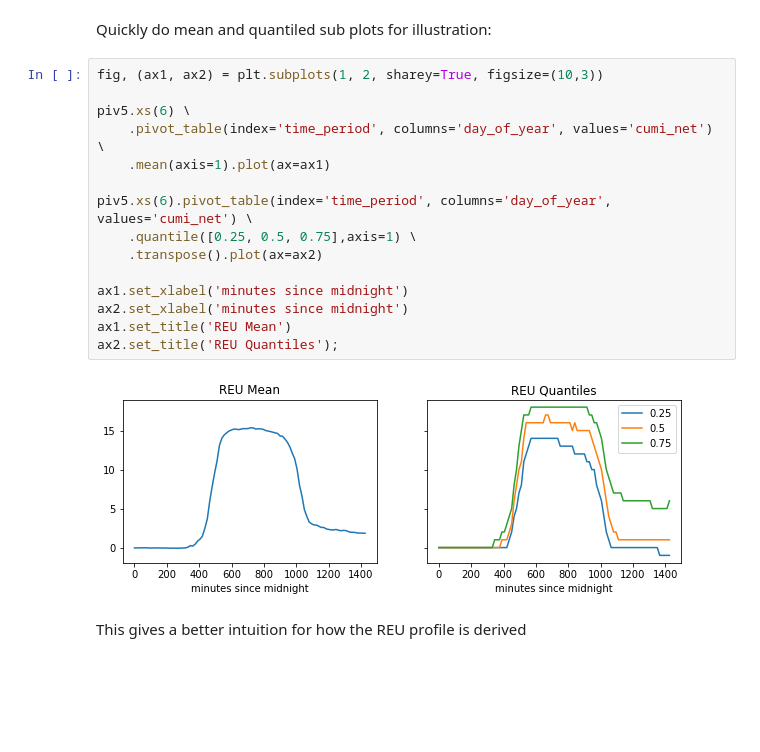
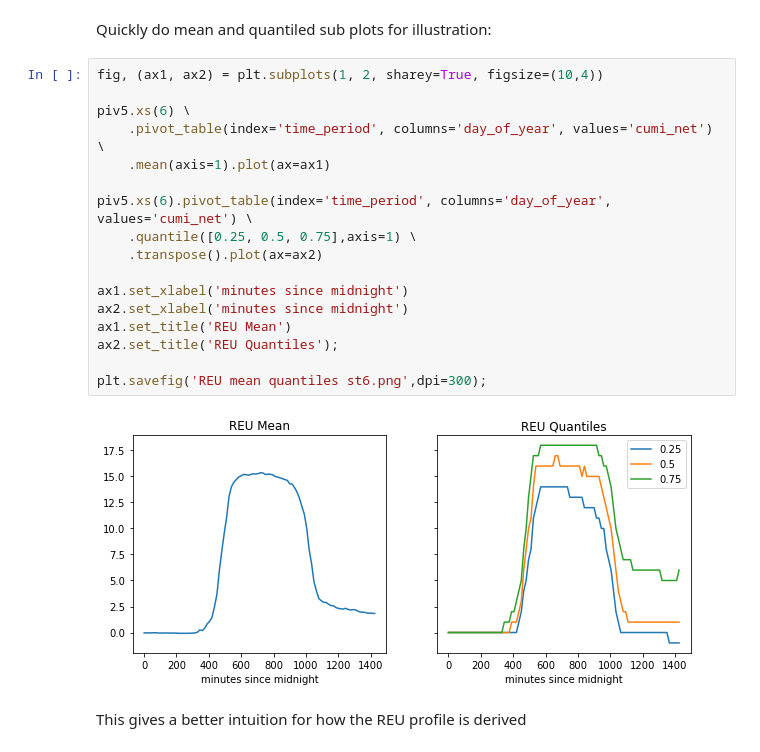
Before and after one commit to Peppers16/tfl_bike_project, a Jupyter notebook: notebooks/Demand Profiles MSP-6.ipynb, the cells around one changed output. Cells and saved outputs as stored; diff of their text form; blank space fills up the shorter version.

```diff
--- a/notebooks/Demand Profiles MSP-6.ipynb
+++ b/notebooks/Demand Profiles MSP-6.ipynb
@@ -214,22 +215,24 @@ piv5.xs(6) \
 # %% [markdown]
 Quickly do mean and quantiled sub plots for illustration:
 # %%
-fig, (ax1, ax2) = plt.subplots(1, 2, sharey=True, figsize=(10,3))
+fig, (ax1, ax2) = plt.subplots(1, 2, sharey=True, figsize=(10,4))
 
 piv5.xs(6) \
     .pivot_table(index='time_period', columns='day_of_year', values='cumi_net') \
     .mean(axis=1).plot(ax=ax1)
 
 piv5.xs(6).pivot_table(index='time_period', columns='day_of_year', values='cumi_net') \
     .quantile([0.25, 0.5, 0.75],axis=1) \
     .transpose().plot(ax=ax2)
 
 ax1.set_xlabel('minutes since midnight')
 ax2.set_xlabel('minutes since midnight')
 ax1.set_title('REU Mean')
 ax2.set_title('REU Quantiles');
+
+plt.savefig('REU mean quantiles st6.png',dpi=300);
 # %% [output]
-[figure, old version]
+[figure, new version]
 # %% [markdown]
 This gives a better intuition for how the REU profile is derived
 # %%
```
Also changed, not shown: parts of 7 cells of this notebook, 3 other files.
